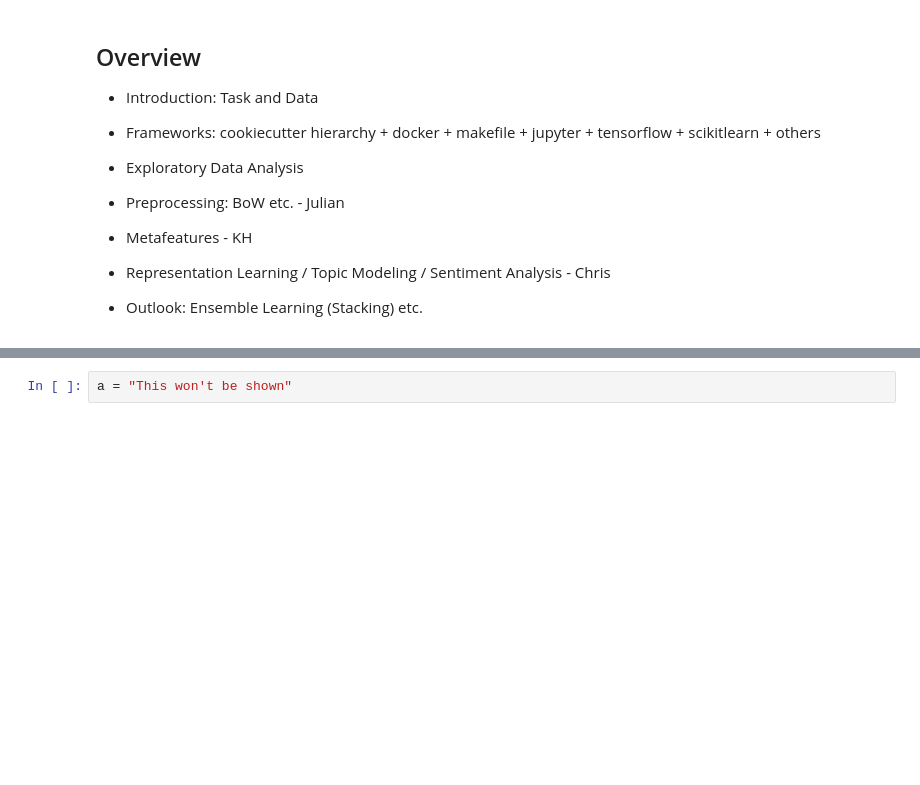
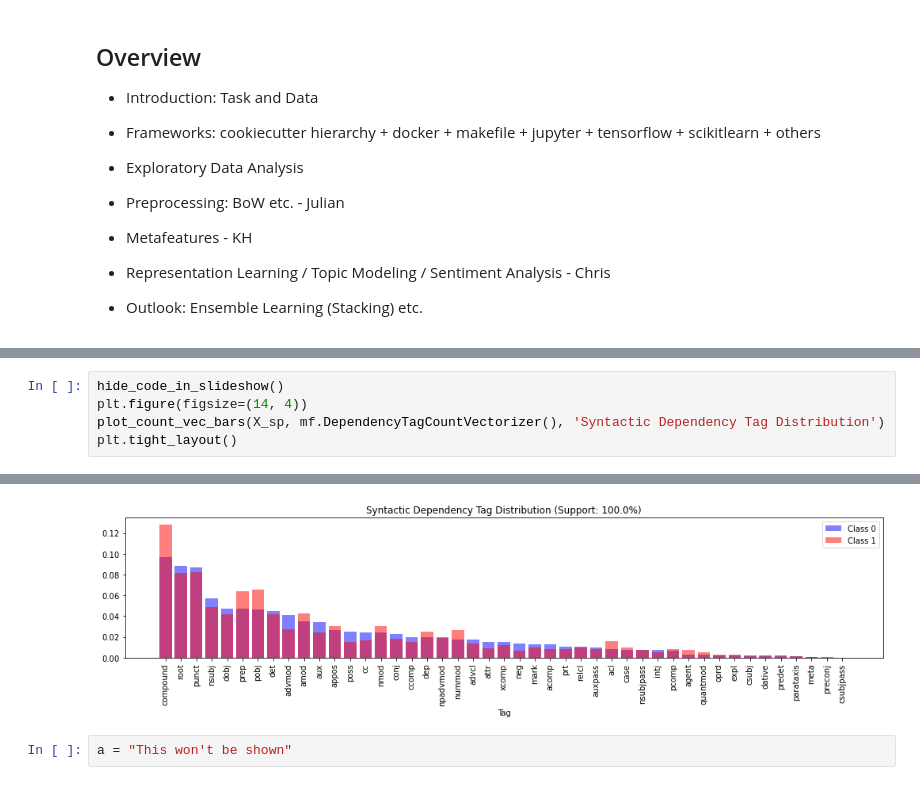
Before and after one commit to cakiki/disaster-tweets, a Jupyter notebook: notebooks/presentation.ipynb, the cells around one changed output, grey strips where cells are left out. Cells and saved outputs as stored; diff of their text form; blank space fills up the shorter version.

```diff
--- a/notebooks/presentation.ipynb
+++ b/notebooks/presentation.ipynb
@@ -57,0 +207,6 @@ f(4)
+# %%
+hide_code_in_slideshow()
+plt.figure(figsize=(14, 4))
+plot_count_vec_bars(X_sp, mf.DependencyTagCountVectorizer(), 'Syntactic Dependency Tag Distribution')
+plt.tight_layout()
+# %% [output]
@@ -58,3 +214,4 @@ f(4)
+[figure, added]
 # %%
 a = "This won't be shown"
 # %%
```
Also changed, not shown: parts of 15 cells of this notebook.
